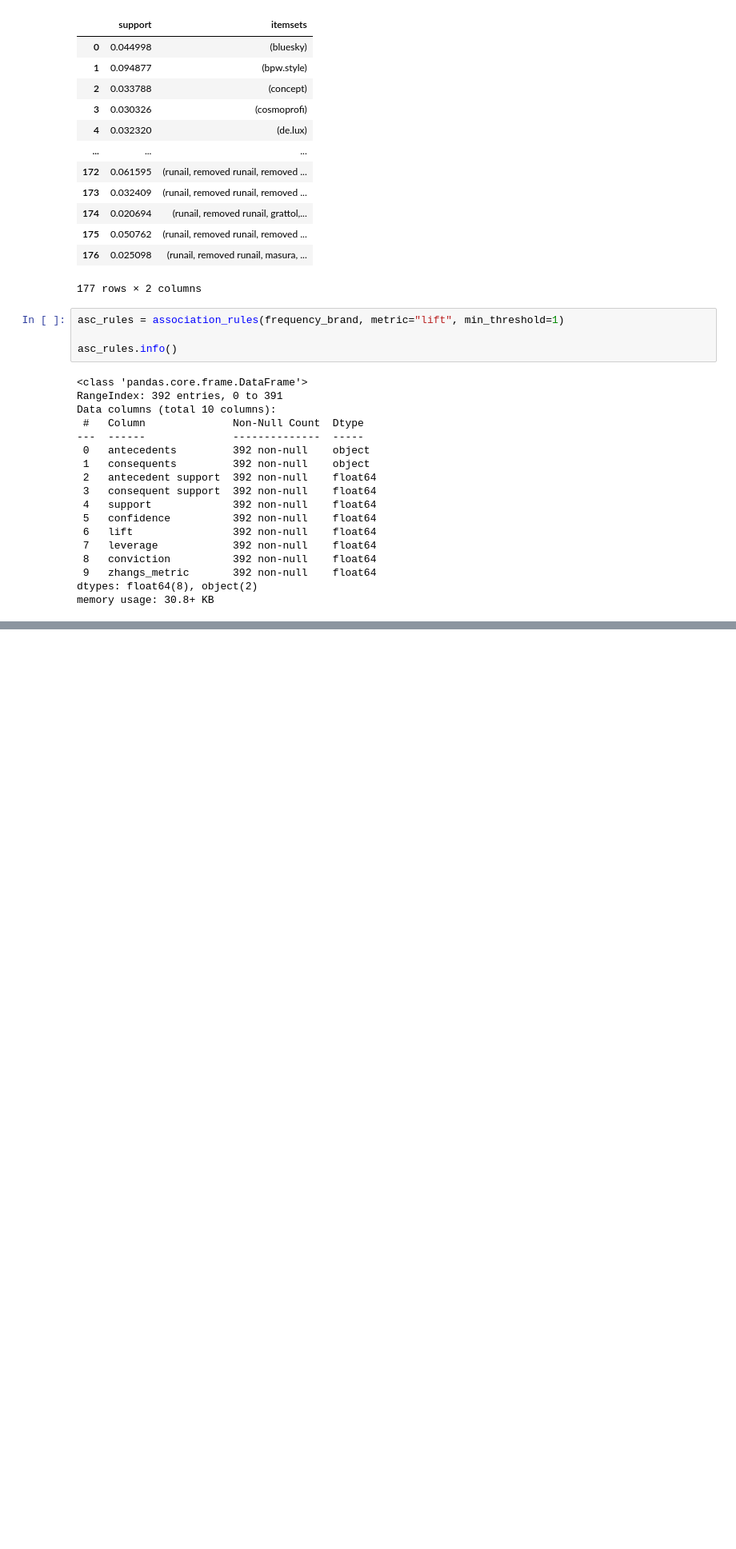
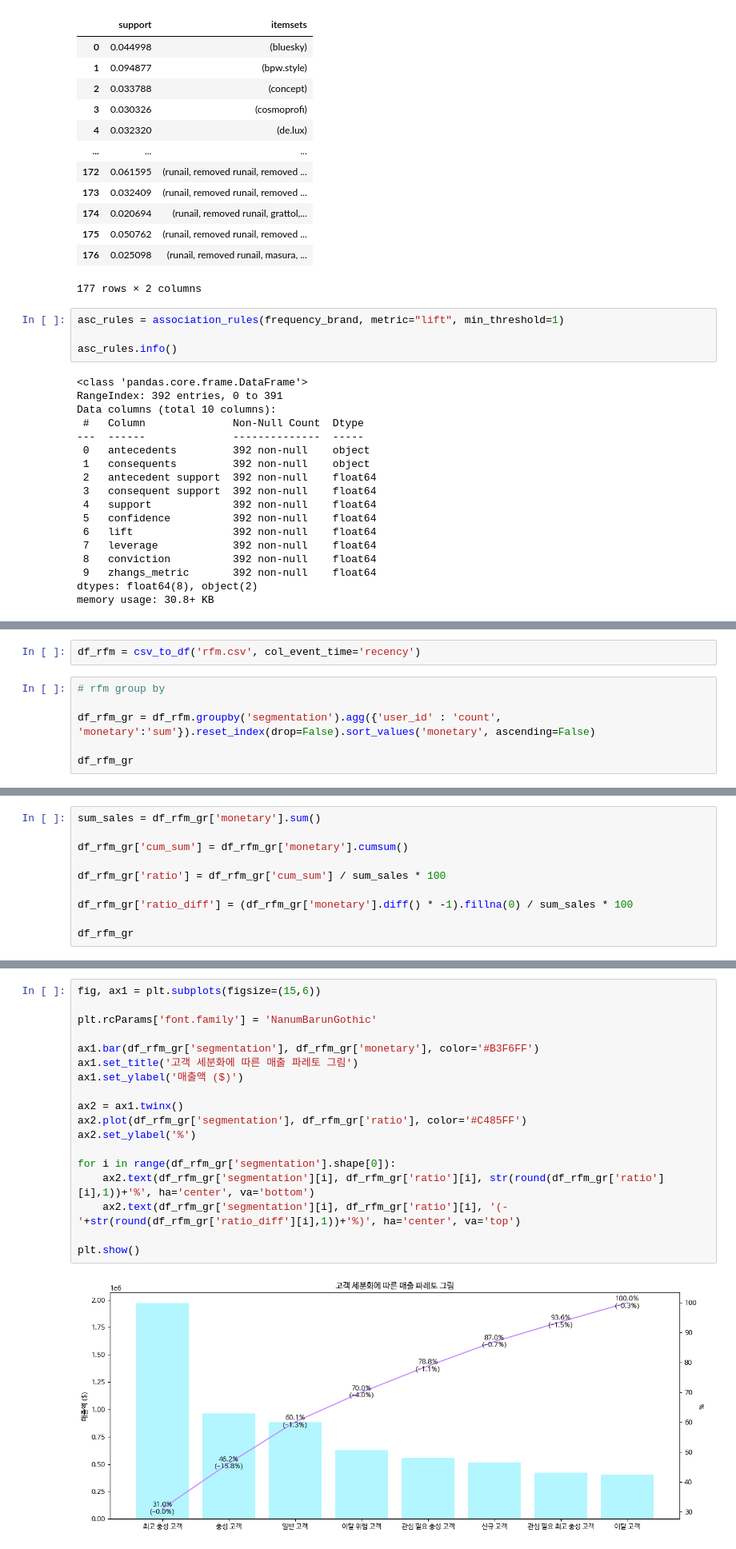
Before and after one commit to nyeokinyeoki/backup, a Jupyter notebook: cosmetics_ecommerce.ipynb, the cells around one changed output, grey strips where cells are left out. Shown at 80% size. Saved outputs shown, nothing was run; the diff lists cells and outputs as text; blank space fills up the shorter version.

```diff
--- a/cosmetics_ecommerce.ipynb
+++ b/cosmetics_ecommerce.ipynb
@@ -943,0 +1587,8 @@ asc_rules[asc_rules['consequents'].str.contains('removed ingarden', regex=False)
+# %%
+df_rfm = csv_to_df('rfm.csv', col_event_time='recency')
+# %%
+# rfm group by
+
+df_rfm_gr = df_rfm.groupby('segmentation').agg({'user_id' : 'count', 'monetary':'sum'}).reset_index(drop=False).sort_values('monetary', ascending=False)
+
+df_rfm_gr
@@ -943,0 +1605,10 @@ asc_rules[asc_rules['consequents'].str.contains('removed ingarden', regex=False)
+# %%
+sum_sales = df_rfm_gr['monetary'].sum()
+
+df_rfm_gr['cum_sum'] = df_rfm_gr['monetary'].cumsum()
+
+df_rfm_gr['ratio'] = df_rfm_gr['cum_sum'] / sum_sales * 100
+
+df_rfm_gr['ratio_diff'] = (df_rfm_gr['monetary'].diff() * -1).fillna(0) / sum_sales * 100
+
+df_rfm_gr
@@ -943,0 +1625,20 @@ asc_rules[asc_rules['consequents'].str.contains('removed ingarden', regex=False)
+# %%
+fig, ax1 = plt.subplots(figsize=(15,6))
+
+plt.rcParams['font.family'] = 'NanumBarunGothic'
+
+ax1.bar(df_rfm_gr['segmentation'], df_rfm_gr['monetary'], color='#B3F6FF')
+ax1.set_title('고객 세분화에 따른 매출 파레토 그림')
+ax1.set_ylabel('매출액 ($)')
+
+ax2 = ax1.twinx()
+ax2.plot(df_rfm_gr['segmentation'], df_rfm_gr['ratio'], color='#C485FF')
+ax2.set_ylabel('%')
+
+for i in range(df_rfm_gr['segmentation'].shape[0]):
+    ax2.text(df_rfm_gr['segmentation'][i], df_rfm_gr['ratio'][i], str(round(df_rfm_gr['ratio'][i],1))+'%', ha='center', va='bottom')
+    ax2.text(df_rfm_gr['segmentation'][i], df_rfm_gr['ratio'][i], '(-'+str(round(df_rfm_gr['ratio_diff'][i],1))+'%)', ha='center', va='top')
+
+plt.show()
+# %% [output]
+[figure, added]
```
Also changed, not shown: parts of 116 cells of this notebook.
